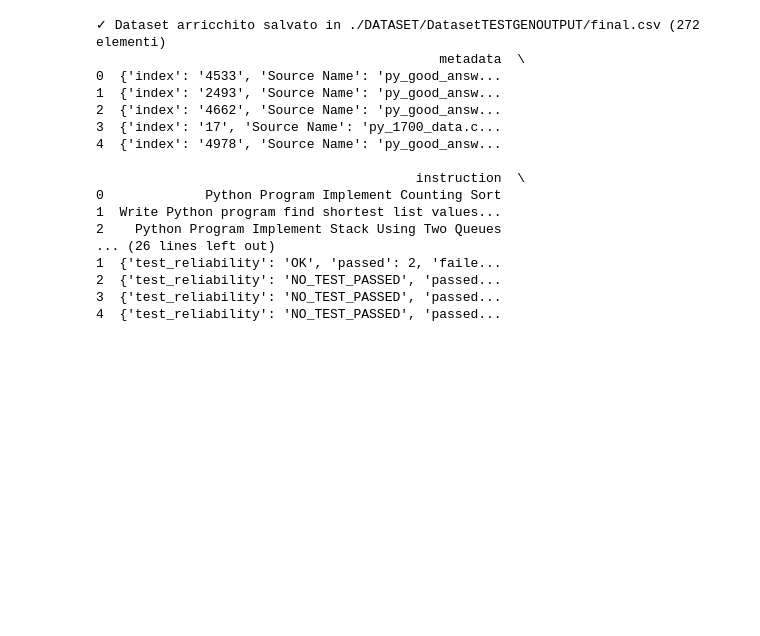
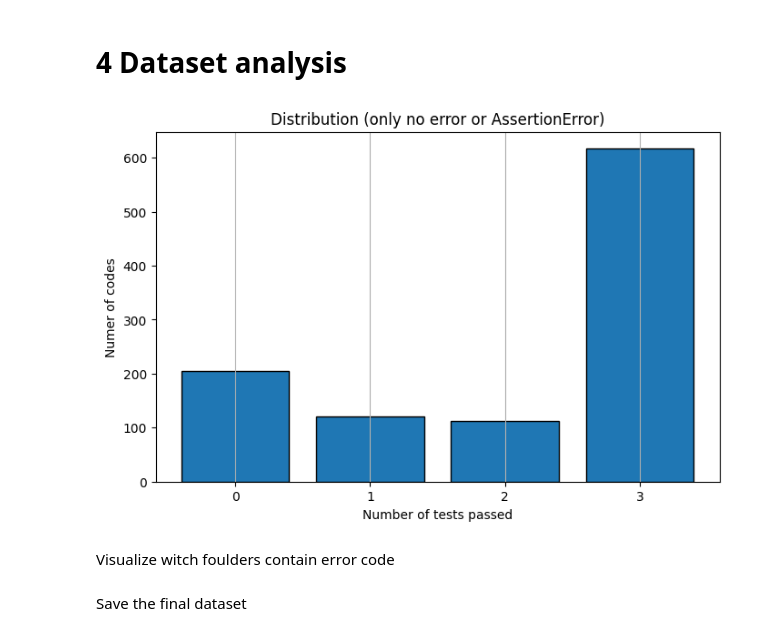
Before and after one commit to DelGaudioNunzioSE/LLM-CodeTester, a Jupyter notebook: main.ipynb, the cells around one changed output. Saved outputs shown, nothing was run; the diff lists cells and outputs as text; code cells hidden in the pictures; blank space fills up the shorter version.

```diff
--- a/main.ipynb
+++ b/main.ipynb
@@ -149,2 +129,2 @@ Tester.run_all_tests_parallel(base_dir=LLM_CODE_TEST_GEN_DATASET,
-# %%
-Tester.update_all_json_with_test_results(base_dir=LLM_CODE_TEST_GEN_DATASET)
+# %%
+Tester.update_all_json_with_test_results(base_dir=TEST_GEN_DIR)
@@ -151,30 +134,13 @@ Tester.update_all_json_with_test_results(base_dir=LLM_CODE_TEST_GEN_DATASET)
 # %%
-LLM_CODE_TEST_GEN_DATASETGEN = "./DATASET/DatasetTESTGENOUTPUT/final.csv"
+# TEST_GEN_DIR = os.path.join('./DATASET/DatasetTESTGEN/', test_foulder_name) defined above
+FINAL_JSONL_DATASET_PATH = os.path.join("./DATASET/DatasetTESTGENOUTPUT/", test_foulder_name, dataset_name.replace('.csv', '.jsonl'))
+FINAL_DATASET_PATH = FINAL_JSONL_DATASET_PATH.replace('.jsonl', '.csv')
 # %%
-# Generate the final csv
-import pandas as pd
-
-
-df =Tester.process_dataset(input_dir=LLM_CODE_TEST_GEN_DATASET,output_path= LLM_CODE_TEST_GEN_DATASETGEN)
-
-df = pd.read_json(LLM_CODE_TEST_GEN_DATASETGEN, lines=True)
-print(df.head())
-#df.to_csv(LLM_FINAL_CSV, index=False)
+Tester.collect_all_data_jsons(input_dir=TEST_GEN_DIR,
+                              output_path= FINAL_JSONL_DATASET_PATH)
-# %% [output]
-✓ Dataset arricchito salvato in ./DATASET/DatasetTESTGENOUTPUT/final.csv (272 elementi)
-                                            metadata  \
-0  {'index': '4533', 'Source Name': 'py_good_answ...
-1  {'index': '2493', 'Source Name': 'py_good_answ...
-2  {'index': '4662', 'Source Name': 'py_good_answ...
-3  {'index': '17', 'Source Name': 'py_1700_data.c...
-4  {'index': '4978', 'Source Name': 'py_good_answ...
-
-                                         instruction  \
-0             Python Program Implement Counting Sort
-1  Write Python program find shortest list values...
-2    Python Program Implement Stack Using Two Queues
-... (26 lines left out)
-1  {'test_reliability': 'OK', 'passed': 2, 'faile...
-2  {'test_reliability': 'NO_TEST_PASSED', 'passed...
-3  {'test_reliability': 'NO_TEST_PASSED', 'passed...
-4  {'test_reliability': 'NO_TEST_PASSED', 'passed...
+# %%
+# Generate the final csv
+df = Tester.jsonl_to_dataframe(jsonl_path =FINAL_JSONL_DATASET_PATH,
+                               csv_path =FINAL_DATASET_PATH)
+# %% [markdown]
+# 4 Dataset analysis
@@ -180,0 +149,30 @@ print(df.head())
+# %%
+from matplotlib import pyplot as plt
+
+
+#CONSIDER ONLY TESTS WITH NO ERRORS OR ASSERTIONERRORS TO BE SURE THAT THE TESTS ARE VALID!
+def is_ok_or_assertion_only(errors):
+    if not errors:
+        return True
+    return all("AssertionError" in err for err in errors)
+
+
+
+df_filtered = df[df["test_result.errors"].apply(is_ok_or_assertion_only)]
+
+# Imposta i bin giusti (0–3 test passati)
+bins = [-0.5, 0.5, 1.5, 2.5, 3.5]
+
+plt.figure(figsize=(8, 5))
+df_filtered["test_result.passed"].hist(bins=bins, edgecolor="black", rwidth=0.8)
+
+plt.xticks([0, 1, 2, 3])
+plt.title("Distribution (only no error or AssertionError)")
+plt.xlabel("Number of tests passed")
+plt.ylabel("Numer of codes")
+plt.grid(axis='y')
+plt.show()
+# %% [output]
+[figure, added]
+# %% [markdown]
+Visualize witch foulders contain error code
@@ -180,0 +186,2 @@ print(df.head())
+# %% [markdown]
+Save the final dataset
```
Also changed, not shown: parts of 35 cells of this notebook, 7 other files.
